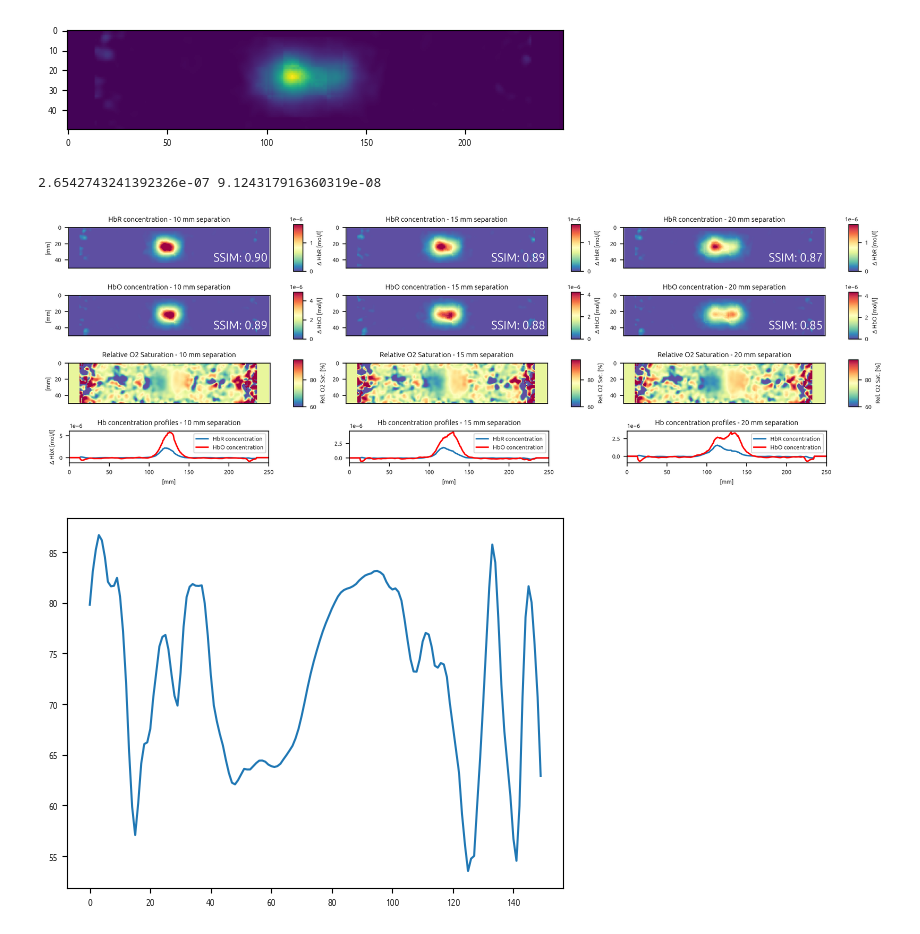
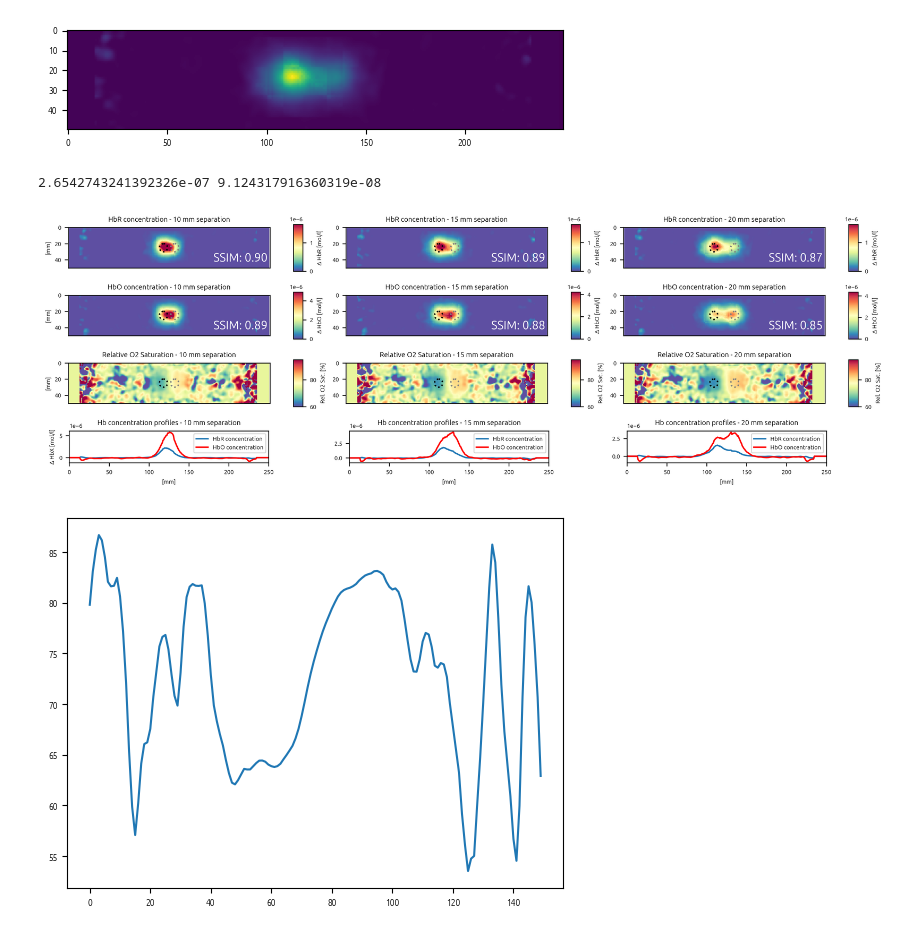
Before and after one commit to nicocarbone/MamoRefCodePublic, a Jupyter notebook: MamoRefRecon2D_MC_MultiSep.ipynb, the cells around one changed output. Saved outputs shown, nothing was run; the diff lists cells and outputs as text; code cells hidden in the pictures.

```diff
--- a/MamoRefRecon2D_MC_MultiSep.ipynb
+++ b/MamoRefRecon2D_MC_MultiSep.ipynb
@@ -556,6 +557,11 @@ vertSize = 25
 midVertPoint = int(np.shape(desOxyMap_2D_filtered_Sep2)[0]/2)
 
 extent = [minValPos, 250, vertSize*2, 0]
+
+incLineStyle = ":"
+incLineWidth = 1.5
+inc1Color = "black"
+inc2Color = "grey"
 
 if doSatMap:
     fig, axs = plt.subplots(3, 3, figsize=(12, 3), dpi=300)
@@ -564,12 +570,27 @@ else:
 
 plt.subplots_adjust(hspace=0.1)
 
+inc1PosSep1 = [125-7, vertSize]
+inc2PosSep1 = [125+7, vertSize]
+inc1PosSep2 = [125-10, vertSize]
+inc2PosSep2 = [125+10, vertSize]
+inc1PosSep3 = [125-13, vertSize]
+inc2PosSep3 = [125+13, vertSize]
+incRad = 5
+
 sd = np.nanstd(desOxyMap_2D_filtered_Sep1)
 median = np.nanmedian(desOxyMap_2D_filtered_Sep1)
 vmax = median + maxDev * sd
 vmin = 0
 imHbRSep1 = axs[0, 0].imshow(desOxyMap_2D_filtered_Sep1[midVertPoint-vertSize:midVertPoint +
                  vertSize, :], vmin=vmin, vmax=vmax, cmap=mp.colormaps[colorMap], extent=extent)
+inc1Circ = patches.Circle(inc1PosSep1, radius=incRad,
+                            edgecolor=inc1Color, facecolor='none', linestyle=incLineStyle, linewidth=incLineWidth)
+inc2Circ = patches.Circle(inc2PosSep1, radius=incRad,
+                            edgecolor=inc2Color, facecolor='none', linestyle=incLineStyle, linewidth=incLineWidth)
+axs[0, 0].add_patch(inc1Circ)
+axs[0, 0].add_patch(inc2Circ)
+
 cbarHbRSep1 = fig.colorbar(imHbRSep1, ax=axs[0, 0], fraction=0.04, pad=0.1, aspect=5)
 cbarHbRSep1.set_label("Δ HbR [mol/l]")
 axs[0, 0].text(180, 42, "SSIM: {0:.2f}".format(ssimDesOxy_Sep1), fontsize=12, c="white")
@@ -583,6 +604,13 @@ vmax = median + maxDev * sd
 vmin = 0
 imHbRSep2 = axs[0, 1].imshow(desOxyMap_2D_filtered_Sep2[midVertPoint-vertSize:midVertPoint +
                  vertSize, :], vmin=vmin, vmax=vmax, cmap=mp.colormaps[colorMap], extent=extent)
+inc1Circ = patches.Circle(inc1PosSep2, radius=incRad,
+                            edgecolor=inc1Color, facecolor='none', linestyle=incLineStyle, linewidth=incLineWidth)
+inc2Circ = patches.Circle(inc2PosSep2, radius=incRad,
+                            edgecolor=inc2Color, facecolor='none', linestyle=incLineStyle, linewidth=incLineWidth)
+axs[0, 1].add_patch(inc1Circ)
+axs[0, 1].add_patch(inc2Circ)
+
 cbarHbRSep2 = fig.colorbar(imHbRSep2, ax=axs[0, 1], fraction=0.04, pad=0.1, aspect=5)
 cbarHbRSep2.set_label("Δ HbR [mol/l]")
 axs[0, 1].text(180, 42, "SSIM: {0:.2f}".format(ssimDesOxy_Sep2), fontsize=12, c="white")
@@ -596,6 +624,13 @@ vmax = median + maxDev * sd
 vmin = 0
 imHbRSep3= axs[0, 2].imshow(desOxyMap_2D_filtered_Sep3[midVertPoint-vertSize:midVertPoint +
                  vertSize, :], vmin=vmin, vmax=vmax, cmap=mp.colormaps[colorMap], extent=extent)
+inc1Circ = patches.Circle(inc1PosSep3, radius=incRad,
+                            edgecolor=inc1Color, facecolor='none', linestyle=incLineStyle, linewidth=incLineWidth)
+inc2Circ = patches.Circle(inc2PosSep3, radius=incRad,
+                            edgecolor=inc2Color, facecolor='none', linestyle=incLineStyle, linewidth=incLineWidth)
+axs[0, 2].add_patch(inc1Circ)
+axs[0, 2].add_patch(inc2Circ)
+
 cbarHbRSep3 = fig.colorbar(imHbRSep3, ax=axs[0, 2], fraction=0.04, pad=0.1, aspect=5)
 cbarHbRSep3.set_label("Δ HbR [mol/l]")
 axs[0, 2].text(180, 42, "SSIM: {0:.2f}".format(ssimDesOxy_Sep3), fontsize=12, c="white")
@@ -609,6 +644,13 @@ vmax = median + maxDev * sd
 vmin = 0
 imHbOSep1= axs[1, 0].imshow(OxyMap_2D_filtered_Sep1[midVertPoint-vertSize:midVertPoint +
                  vertSize, :], vmin=vmin, vmax=vmax, cmap=mp.colormaps[colorMap], extent=extent)
+inc1Circ = patches.Circle(inc1PosSep1, radius=incRad,
+                            edgecolor=inc1Color, facecolor='none', linestyle=incLineStyle, linewidth=incLineWidth)
+inc2Circ = patches.Circle(inc2PosSep1, radius=incRad,
+                            edgecolor=inc2Color, facecolor='none', linestyle=incLineStyle, linewidth=incLineWidth)
+axs[1, 0].add_patch(inc1Circ)
+axs[1, 0].add_patch(inc2Circ)
+
 cbarHbOSep1 = fig.colorbar(imHbOSep1, ax=axs[1, 0], fraction=0.04, pad=0.1, aspect=5)
 cbarHbOSep1.set_label("Δ HbO [mol/l]")
 axs[1, 0].text(180, 42, "SSIM: {0:.2f}".format(ssimOxy_Sep1), fontsize=12, c="white")
@@ -623,6 +665,13 @@ vmax = median + maxDev * sd
 vmin = 0
 imHbOSep2 = axs[1, 1].imshow(OxyMap_2D_filtered_Sep2[midVertPoint-vertSize:midVertPoint +
                  vertSize, :], vmin=vmin, vmax=vmax, cmap=mp.colormaps[colorMap], extent=extent)
+inc1Circ = patches.Circle(inc1PosSep2, radius=incRad,
+                            edgecolor=inc1Color, facecolor='none', linestyle=incLineStyle, linewidth=incLineWidth)
+inc2Circ = patches.Circle(inc2PosSep2, radius=incRad,
+                            edgecolor=inc2Color, facecolor='none', linestyle=incLineStyle, linewidth=incLineWidth)
+axs[1, 1].add_patch(inc1Circ)
+axs[1, 1].add_patch(inc2Circ)
+
 cbarHbOSep2 = fig.colorbar(imHbOSep2, ax=axs[1, 1], fraction=0.04, pad=0.1, aspect=5)
 cbarHbOSep2.set_label("Δ HbO [mol/l]")
 axs[1, 1].text(180, 42, "SSIM: {0:.2f}".format(ssimOxy_Sep2), fontsize=12, c="white")
@@ -636,6 +685,13 @@ vmax = median + maxDev * sd
 vmin = 0
 imHbOSep3 = axs[1, 2].imshow(OxyMap_2D_filtered_Sep3[midVertPoint-vertSize:midVertPoint +
                  vertSize, :], vmin=vmin, vmax=vmax, cmap=mp.colormaps[colorMap], extent=extent)
+inc1Circ = patches.Circle(inc1PosSep3, radius=incRad,
+                            edgecolor=inc1Color, facecolor='none', linestyle=incLineStyle, linewidth=incLineWidth)
+inc2Circ = patches.Circle(inc2PosSep3, radius=incRad,
+                            edgecolor=inc2Color, facecolor='none', linestyle=incLineStyle, linewidth=incLineWidth)
+axs[1, 2].add_patch(inc1Circ)
+axs[1, 2].add_patch(inc2Circ)
+
 cbarHbOSep3 = fig.colorbar(imHbOSep3, ax=axs[1, 2], fraction=0.04, pad=0.1, aspect=5)
 cbarHbOSep3.set_label("Δ HbO [mol/l]")
 axs[1, 2].text(180, 42, "SSIM: {0:.2f}".format(ssimOxy_Sep3), fontsize=12, c="white")
@@ -659,6 +715,13 @@ if doSatMap:
     vmin = 60
     imO2SatSep1= axs[2, 0].imshow(O2SatMap_Sep1[midVertPoint-vertSize:midVertPoint +
                                    vertSize, :]*100, vmin=vmin, vmax=vmax, cmap=mp.colormaps[colorMap], extent=extent)
+    inc1Circ = patches.Circle(inc1PosSep1, radius=incRad,
+                            edgecolor=inc1Color, facecolor='none', linestyle=incLineStyle, linewidth=incLineWidth)
+    inc2Circ = patches.Circle(inc2PosSep1, radius=incRad,
+                                edgecolor=inc2Color, facecolor='none', linestyle=incLineStyle, linewidth=incLineWidth)
+    axs[2, 0].add_patch(inc1Circ)
+    axs[2, 0].add_patch(inc2Circ)
+
     cbarO2SatSep1 = fig.colorbar(imO2SatSep1, ax=axs[2, 0], fraction=0.04, pad=0.1, aspect=5)
     cbarO2SatSep1.set_label("Rel. O2 Sat. [%]")
     axs[2, 0].set_title("Relative O2 Saturation - 10 mm separation")
@@ -667,6 +730,13 @@ if doSatMap:
 
     imO2SatSep2 = axs[2, 1].imshow(O2SatMap_Sep2[midVertPoint-vertSize:midVertPoint +
                                    vertSize, :]*100, vmin=vmin, vmax=vmax, cmap=mp.colormaps[colorMap], extent=extent)
+    inc1Circ = patches.Circle(inc1PosSep2, radius=incRad,
+                            edgecolor=inc1Color, facecolor='none', linestyle=incLineStyle, linewidth=incLineWidth)
+    inc2Circ = patches.Circle(inc2PosSep2, radius=incRad,
+                                edgecolor=inc2Color, facecolor='none', linestyle=incLineStyle, linewidth=incLineWidth)
+    axs[2, 1].add_patch(inc1Circ)
+    axs[2, 1].add_patch(inc2Circ)
+
     cbarO2SatSep2 = fig.colorbar(imO2SatSep2, ax=axs[2, 1], fraction=0.04, pad=0.1, aspect=5)
     cbarO2SatSep2.set_label("Rel. O2 Sat. [%]")
     axs[2, 1].set_title("Relative O2 Saturation - 15 mm separation")
@@ -674,6 +744,13 @@ if doSatMap:
 
     imO2SatSep3 = axs[2, 2].imshow(O2SatMap_Sep3[midVertPoint-vertSize:midVertPoint +
                                    vertSize, :]*100, vmin=vmin, vmax=vmax, cmap=mp.colormaps[colorMap], extent=extent)
+    inc1Circ = patches.Circle(inc1PosSep3, radius=incRad,
+                            edgecolor=inc1Color, facecolor='none', linestyle=incLineStyle, linewidth=incLineWidth)
+    inc2Circ = patches.Circle(inc2PosSep3, radius=incRad,
+                                edgecolor=inc2Color, facecolor='none', linestyle=incLineStyle, linewidth=incLineWidth)
+    axs[2, 2].add_patch(inc1Circ)
+    axs[2, 2].add_patch(inc2Circ)
+
     cbarO2SatSep3 = fig.colorbar(imO2SatSep3, ax=axs[2, 2], fraction=0.04, pad=0.1, aspect=5)
     cbarO2SatSep3.set_label("Rel. O2 Sat. [%]")
     axs[2, 2].set_title("Relative O2 Saturation - 20 mm separation")
@@ -727,34 +804,34 @@ plot3.set_title("Hb concentration profiles - 20 mm separation")
 
 axs[axsNro, 0].plot(x_scale, prof_HbR_Sep2, label="HbR concentration")
 axs[axsNro, 0].plot(x_scale, prof_HbO_Sep2, c="red", label="HbO concentration")
 axs[axsNro, 0].set_xlabel("[mm]")
 axs[axsNro, 0].set_ylabel("Δ HbX [mol/l]")
 axs[axsNro, 0].set_xlim(0, 250)
 axs[axsNro, 0].legend()
 axs[axsNro, 0].set_title("Hb concentration profiles - 10 mm separation")
 
 axs[axsNro, 1].plot(x_scale, prof_HbR_Sep2, label="HbR concentration")
 axs[axsNro, 1].plot(x_scale, prof_HbO_Sep2, c="red", label="HbO concentration")
 axs[axsNro, 1].set_xlabel("[mm]")
 axs[axsNro, 1].set_xlim(0, 250)
 axs[axsNro, 1].legend()
 axs[axsNro, 1].set_title("Hb concentration profiles - 15 mm separation")
 
 axs[axsNro, 2].plot(x_scale, prof_HbR_Sep3, label="HbR concentration")
 axs[axsNro, 2].plot(x_scale, prof_HbO_Sep3, c="red", label="HbO concentration")
 axs[axsNro, 2].set_xlabel("[mm]")
 axs[axsNro, 2].set_xlim(0, 250)
 axs[axsNro, 2].legend()
 axs[axsNro, 2].set_title("Hb concentration profiles - 20 mm separation")
 
  """
 
 fig.tight_layout()
 
 fig.savefig("MC2Incs_MultiSep.png", dpi=300)
 # %% [output]
 2.6542743241392326e-07 9.124317916360319e-08
-[figure, old version]
+[figure, new version]
 # %%
 plt.figure()
 plt.plot(O2SatMap_Sep3[midVertPoint,50:200]*100)
```
Also changed, not shown: parts of 1 cell of this notebook, 1 other file.
